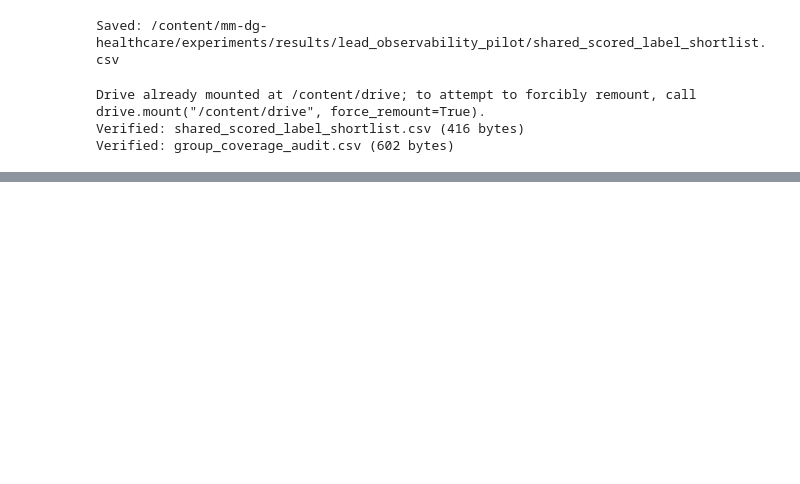
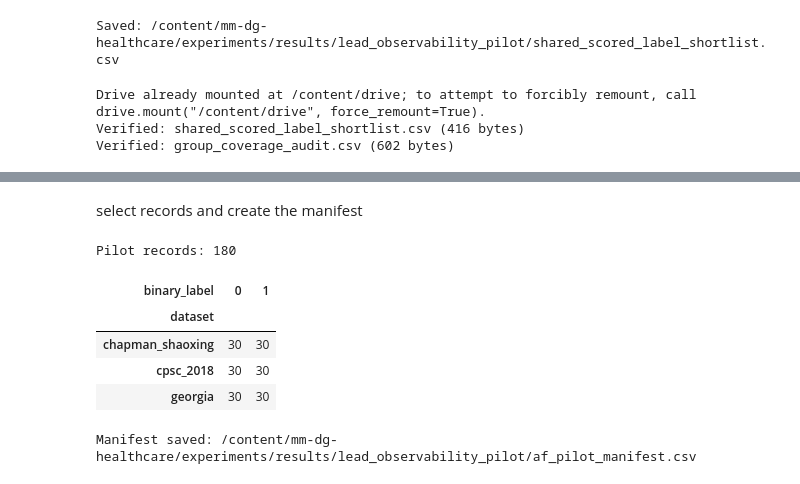
Before and after one commit to Sakina152/mm-dg-healthcare, a Jupyter notebook: notebooks/08_lead_observability_pilot.ipynb, the cells around one changed output, grey strips where cells are left out. Drawn from its saved outputs; the diff is of its cells as text; code cells hidden in the pictures; blank space fills up the shorter version.

Commit message:
experimentation updation final result

```diff
--- a/notebooks/08_lead_observability_pilot.ipynb
+++ b/notebooks/08_lead_observability_pilot.ipynb
@@ -653,0 +1279,58 @@ Verified: group_coverage_audit.csv (602 bytes)
+# %% [markdown]
+select records and create the manifest
+# %%
+
+from pathlib import Path
+import pandas as pd
+
+OUT = Path(
+    "/content/mm-dg-healthcare/experiments/results/"
+    "lead_observability_pilot"
+)
+audit = pd.read_csv(OUT / "full_header_label_audit.csv")
+
+# Keep successfully read headers only.
+audit = audit[audit["ok"] == True].copy()
+
+# AF is positive if the AF SNOMED code is present.
+audit["is_af"] = audit["dx_codes"].fillna("").apply(
+    lambda x: "164889003" in x.split(";")
+)
+
+# Non-AF here means no AF code in the header; other diagnoses may be present.
+# Use a deterministic sample for reproducibility.
+samples = []
+for dataset in ["chapman_shaoxing", "cpsc_2018", "georgia"]:
+    subset = audit[audit["dataset"] == dataset]
+
+    for label, group in [
+        ("AF", subset[subset["is_af"]]),
+        ("non_AF", subset[~subset["is_af"]]),
+    ]:
+        n = min(30, len(group))
+        selected = group.sample(n=n, random_state=42)
+
+        selected = selected.copy()
+        selected["binary_label"] = 1 if label == "AF" else 0
+        samples.append(selected)
+
+manifest = pd.concat(samples, ignore_index=True)
+
+manifest_path = OUT / "af_pilot_manifest.csv"
+manifest.to_csv(manifest_path, index=False)
+
+print("Pilot records:", len(manifest))
+display(
+    manifest.groupby(["dataset", "binary_label"])
+    .size()
+    .unstack(fill_value=0)
+)
+print("Manifest saved:", manifest_path)
+# %% [output]
+Pilot records: 180
+| binary_label | 0 | 1 |
+| dataset |  |  |
+| chapman_shaoxing | 30 | 30 |
+| cpsc_2018 | 30 | 30 |
+| georgia | 30 | 30 |
+Manifest saved: /content/mm-dg-healthcare/experiments/results/lead_observability_pilot/af_pilot_manifest.csv
```
Also changed, not shown: parts of 56 cells of this notebook.
